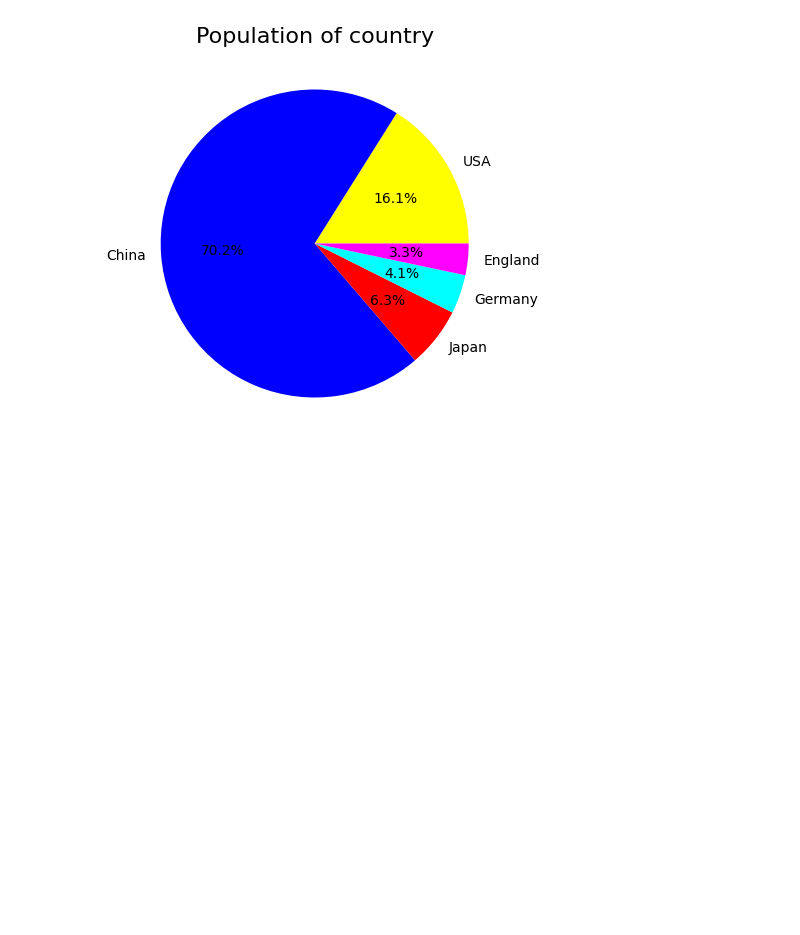
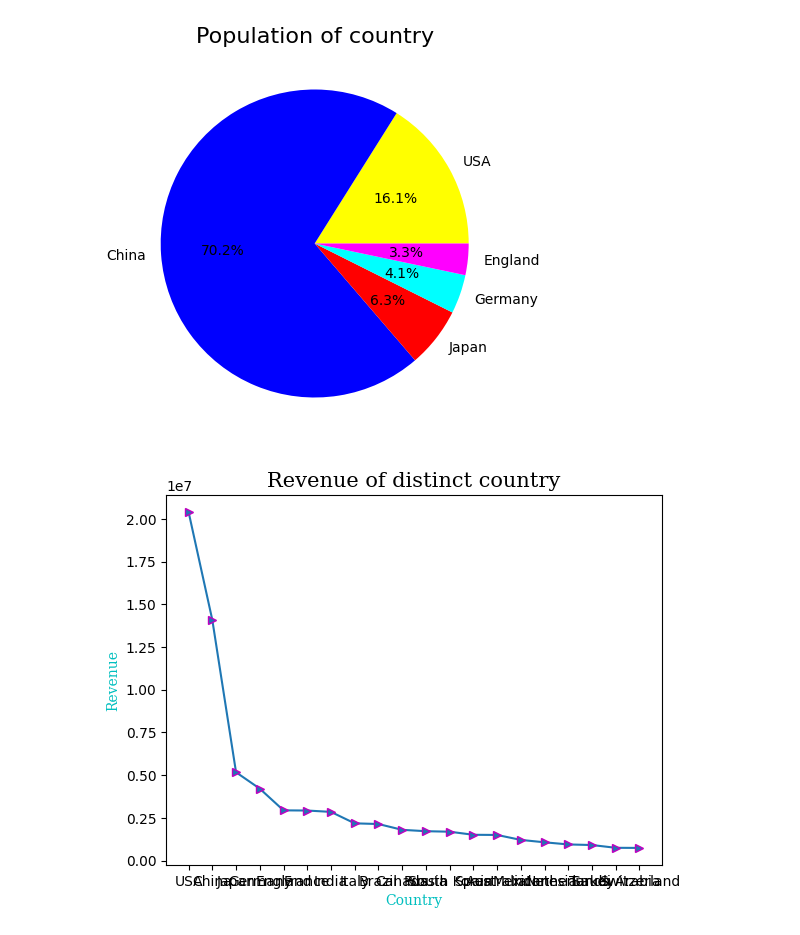
Before and after one commit to Deepak0121-svg/Matplotlib, a Jupyter notebook: matlip.ipynb, the cells around one changed output. Drawn from its saved outputs; the diff is of its cells as text; code cells hidden in the pictures; blank space fills up the shorter version.

```diff
--- a/matlip.ipynb
+++ b/matlip.ipynb
@@ -190,3 +190,15 @@ plt.show()
 [figure]
 # %%
 fig.savefig("ilk.jpg",dpi=150)
+# %%
+font1 = {'family':'serif','color':'Black','size':15}
+font2 = {'family':'serif','color':'c','size':10}
+x=df['Country']
+y=df['Revenue']
+plt.plot(x,y,marker='>',mec='m')
+plt.title('Revenue of distinct country',fontdict=font1)
+plt.xlabel('Country',fontdict=font2)
+plt.ylabel('Revenue',fontdict=font2)
+plt.show()
+# %% [output]
+[figure, added]
```
